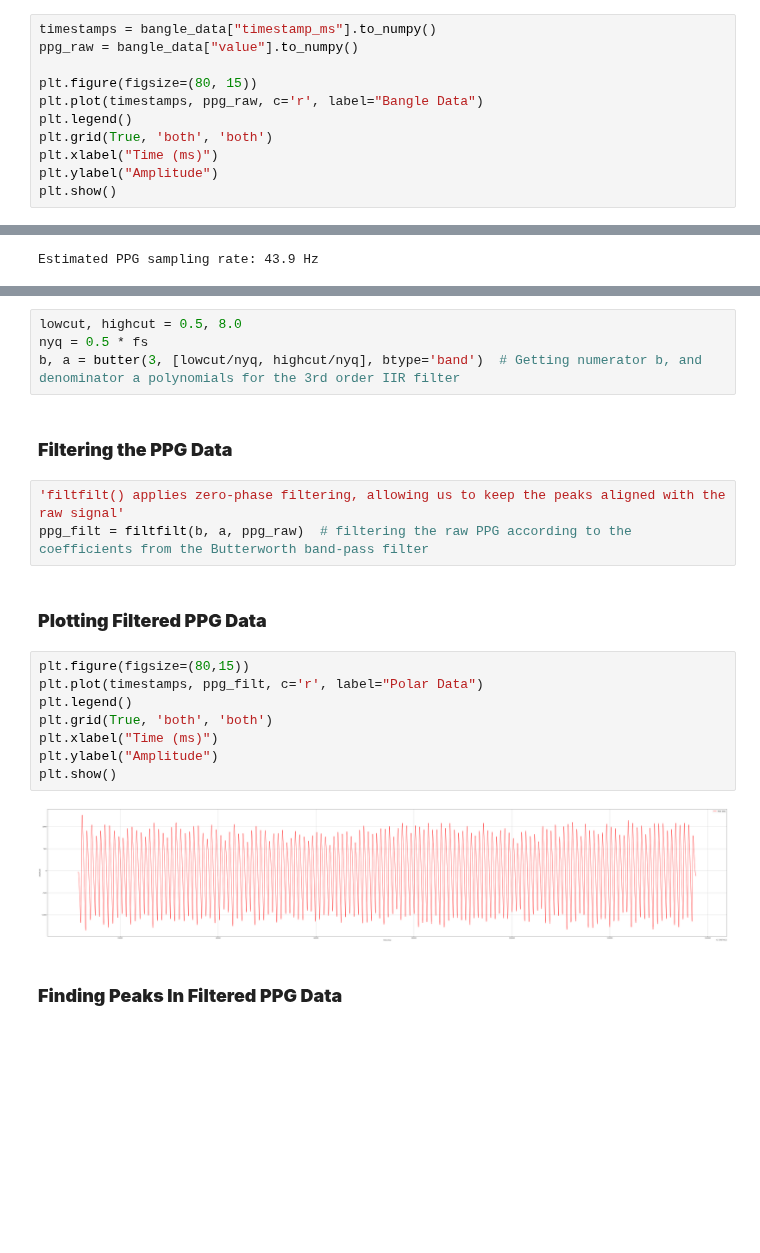
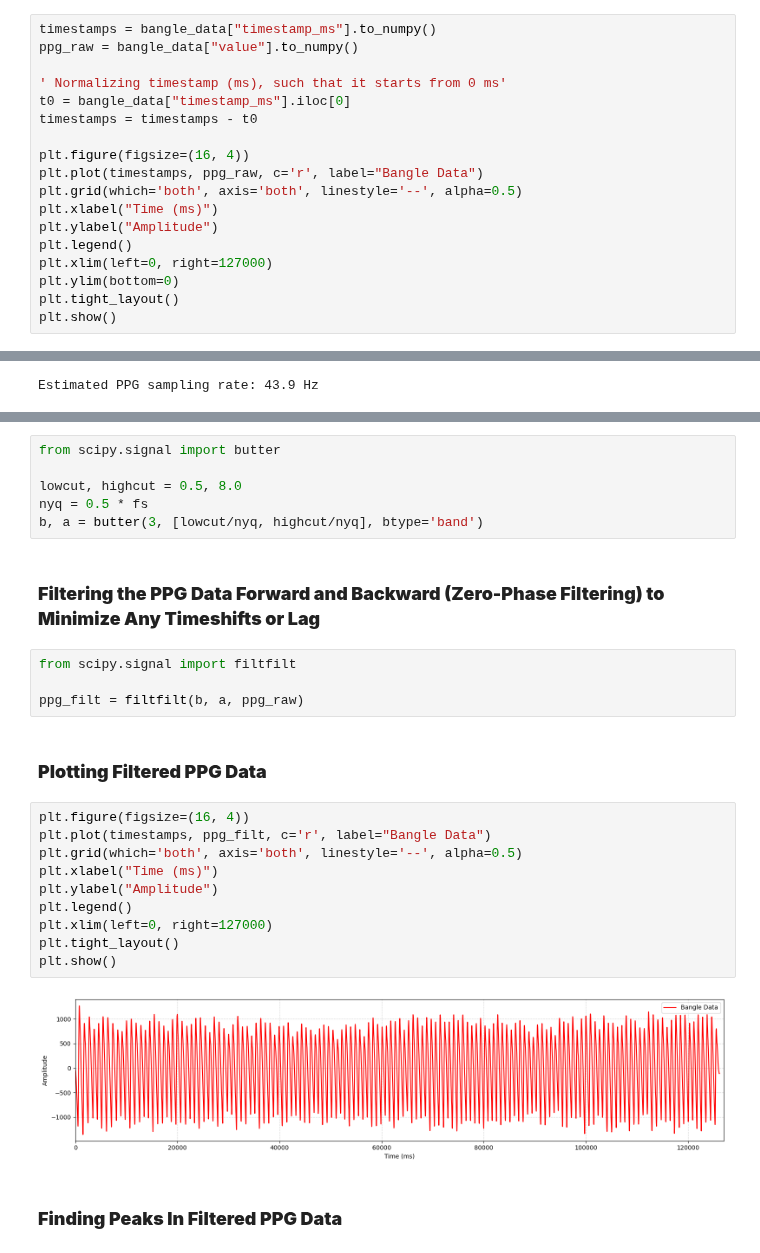
Before and after one commit to Showmick119/Benchmarking-Signal-Processing-Packages, a Jupyter notebook: bangle.ipynb, the cells around one changed output, grey strips where cells are left out. Drawn from its saved outputs; the diff is of its cells as text; blank space fills up the shorter version.

```diff
--- a/bangle.ipynb
+++ b/bangle.ipynb
@@ -24,11 +22,18 @@ print(bangle_data.head())
 timestamps = bangle_data["timestamp_ms"].to_numpy()
 ppg_raw = bangle_data["value"].to_numpy()
 
-plt.figure(figsize=(80, 15))
+' Normalizing timestamp (ms), such that it starts from 0 ms'
+t0 = bangle_data["timestamp_ms"].iloc[0]
+timestamps = timestamps - t0
+
+plt.figure(figsize=(16, 4))
 plt.plot(timestamps, ppg_raw, c='r', label="Bangle Data")
-plt.legend()
-plt.grid(True, 'both', 'both')
+plt.grid(which='both', axis='both', linestyle='--', alpha=0.5)
 plt.xlabel("Time (ms)")
 plt.ylabel("Amplitude")
+plt.legend()
+plt.xlim(left=0, right=127000)
+plt.ylim(bottom=0)
+plt.tight_layout()
 plt.show()
 # %% [output]
@@ -197,26 +80,31 @@ print(hr_range)
 - _Blocking out frequencies above 8 Hz, as those fall under the category of non-cardiac signals or **HIGH FREQUENCY NOISE**_
 - _Designing a 3rd order butterworth bandpass filter for pass-band of [0.5, 8]_
 # %%
+from scipy.signal import butter
+
 lowcut, highcut = 0.5, 8.0
 nyq = 0.5 * fs
-b, a = butter(3, [lowcut/nyq, highcut/nyq], btype='band')  # Getting numerator b, and denominator a polynomials for the 3rd order IIR filter
+b, a = butter(3, [lowcut/nyq, highcut/nyq], btype='band')
 # %% [markdown]
-### **Filtering the PPG Data**
+### **Filtering the PPG Data Forward and Backward (Zero-Phase Filtering) to Minimize Any Timeshifts or Lag**
-# %%
-'filtfilt() applies zero-phase filtering, allowing us to keep the peaks aligned with the raw signal'
-ppg_filt = filtfilt(b, a, ppg_raw)  # filtering the raw PPG according to the coefficients from the Butterworth band-pass filter
+# %%
+from scipy.signal import filtfilt
+
+ppg_filt = filtfilt(b, a, ppg_raw)
 # %% [markdown]
 ### **Plotting Filtered PPG Data**
 # %%
-plt.figure(figsize=(80,15))
-plt.plot(timestamps, ppg_filt, c='r', label="Polar Data")
-plt.legend()
-plt.grid(True, 'both', 'both')
+plt.figure(figsize=(16, 4))
+plt.plot(timestamps, ppg_filt, c='r', label="Bangle Data")
+plt.grid(which='both', axis='both', linestyle='--', alpha=0.5)
 plt.xlabel("Time (ms)")
 plt.ylabel("Amplitude")
+plt.legend()
+plt.xlim(left=0, right=127000)
+plt.tight_layout()
 plt.show()
 # %% [output]
-[figure, old version]
+[figure, new version]
 # %% [markdown]
 ### **Finding Peaks In Filtered PPG Data**
 # %%
```
Also changed, not shown: parts of 27 cells of this notebook.
